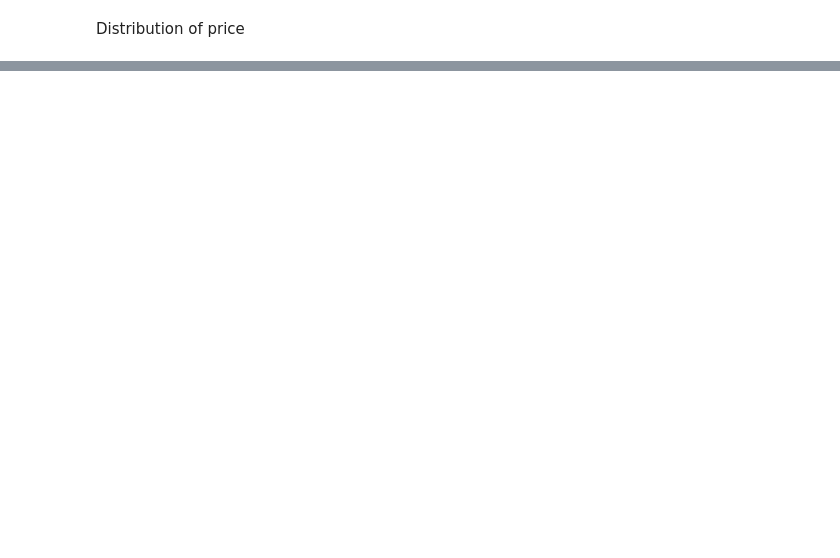
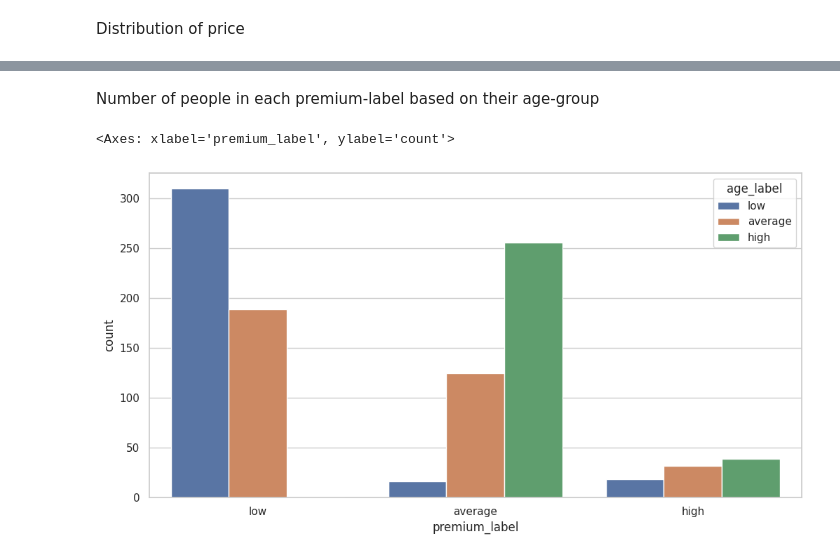
Before and after one commit to kellyvergarat/ML-Medical-Insurance-Prediction, a Jupyter notebook: medical_insurance_regression.ipynb, the cells around one changed output, grey strips where cells are left out. Saved outputs shown, nothing was run; the diff lists cells and outputs as text; code cells hidden in the pictures; blank space fills up the shorter version.

```diff
--- a/medical_insurance_regression.ipynb
+++ b/medical_insurance_regression.ipynb
@@ -159,0 +164,10 @@ sns.histplot(df.premium_price, bins=50)
+# %%
+#Creating salary-bins to visualize distribution of Premium Price and Age
+
+pr_lab=['low','average','high']
+df['premium_label']=pr_bins=pd.cut(df['premium_price'],bins=3,labels=pr_lab,precision=0)
+df['age_label']=pr_bins=pd.cut(df['age'],bins=3,labels=pr_lab,precision=0)
+df['weight_label']=pr_bins=pd.cut(df['weight'],bins=3,labels=pr_lab,precision=0)
+df['height_label']=pr_bins=pd.cut(df['height'],bins=3,labels=pr_lab,precision=0)
+
+df.columns
@@ -159,0 +188,8 @@ sns.histplot(df.premium_price, bins=50)
+# %% [markdown]
+Number of people in each premium-label based on their age-group
+# %%
+fig,ax=plt.subplots(figsize=(12,6))
+sns.countplot(x='premium_label',hue='age_label',data=df,ax=ax)
+# %% [output]
+<Axes: xlabel='premium_label', ylabel='count'>
+[figure, added]
```
Also changed, not shown: parts of 24 cells of this notebook.
